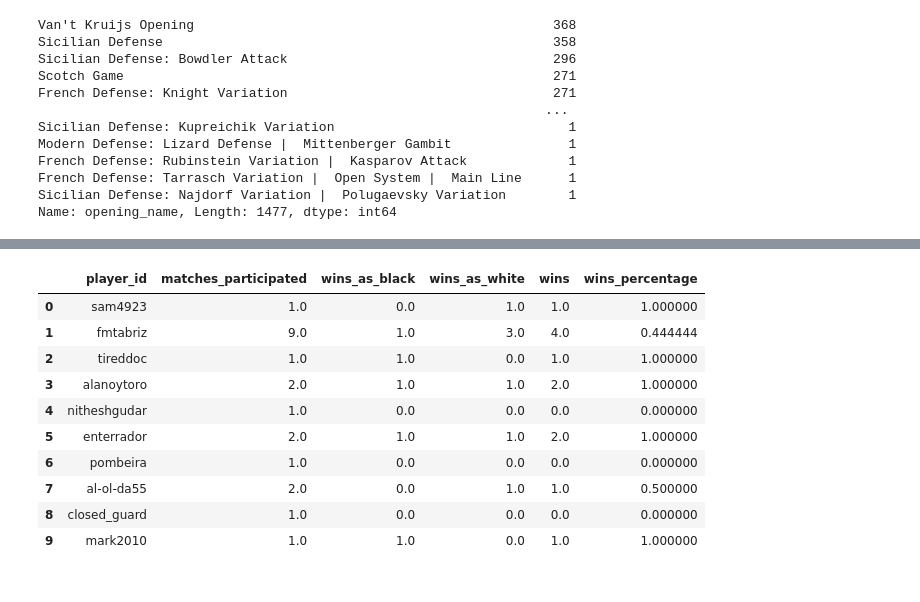
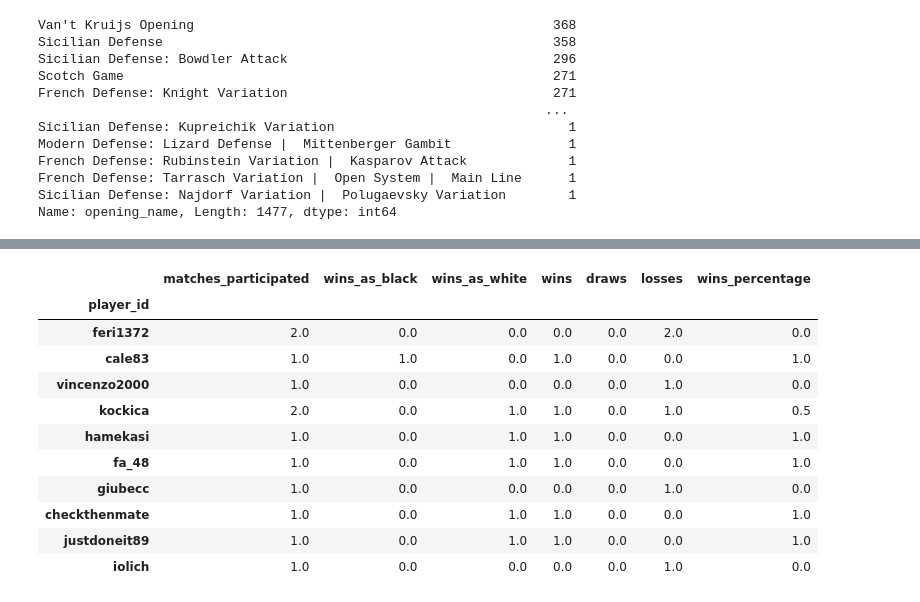
Before and after one commit to ParunNg/Chess-Winning-Rate-Prediction, a Jupyter notebook: chess_games.ipynb, the cells around one changed output, grey strips where cells are left out. Saved outputs shown, nothing was run; the diff lists cells and outputs as text; code cells hidden in the pictures.

```diff
--- a/chess_games.ipynb
+++ b/chess_games.ipynb
@@ -127,29 +144,37 @@ df_player = pd.DataFrame({"player_id": list(set(df['white_id'].unique()) | set(d
 # %%
+df_player = pd.DataFrame({"player_id": list(set(df['white_id'].unique()) | set(df['black_id'].unique()))})
+
 # Get only matches in which black wins
 black_win = df[df['winner'] == 'black']
 white_win = df[df['winner'] == 'white']
+draw = df[df['winner'] == 'draw']
 
 # Get number of matches that a player participated
 df_player['matches_participated'] = df_player['player_id'].map(
     df['white_id'].value_counts().add(df['black_id'].value_counts(), fill_value=0))
 
 # Get number of wins per each player when playing as black, white, overall
 df_player['wins_as_black'] = df_player['player_id'].map(black_win['black_id'].value_counts()).fillna(0)
 df_player['wins_as_white'] = df_player['player_id'].map(white_win['white_id'].value_counts()).fillna(0)
 df_player['wins'] = df_player['wins_as_black'] + df_player['wins_as_white']
+df_player['draws'] = df_player['player_id'].map(
+    (draw['white_id'].value_counts() + draw['black_id'].value_counts())).fillna(0)
+df_player['losses'] = df_player['matches_participated'] - df_player['wins'] - df_player['draws']
 
 # Wins to matches participated ratio
 df_player['wins_percentage'] = df_player['wins'] / df_player['matches_participated']
+df_player.set_index('player_id', inplace=True)
 df_player.head(10)
 # %% [output]
-|  | player_id | matches_participated | wins_as_black | wins_as_white | wins | wins_percentage |
-| 0 | sam4923 | 1.0 | 0.0 | 1.0 | 1.0 | 1.000000 |
-| 1 | fmtabriz | 9.0 | 1.0 | 3.0 | 4.0 | 0.444444 |
-| 2 | tireddoc | 1.0 | 1.0 | 0.0 | 1.0 | 1.000000 |
-| 3 | alanoytoro | 2.0 | 1.0 | 1.0 | 2.0 | 1.000000 |
-| 4 | nitheshgudar | 1.0 | 0.0 | 0.0 | 0.0 | 0.000000 |
-| 5 | enterrador | 2.0 | 1.0 | 1.0 | 2.0 | 1.000000 |
-| 6 | pombeira | 1.0 | 0.0 | 0.0 | 0.0 | 0.000000 |
-| 7 | al-ol-da55 | 2.0 | 0.0 | 1.0 | 1.0 | 0.500000 |
-| 8 | closed_guard | 1.0 | 0.0 | 0.0 | 0.0 | 0.000000 |
-| 9 | mark2010 | 1.0 | 1.0 | 0.0 | 1.0 | 1.000000 |
+|  | matches_participated | wins_as_black | wins_as_white | wins | draws | losses | wins_percentage |
+| player_id |  |  |  |  |  |  |  |
+| feri1372 | 2.0 | 0.0 | 0.0 | 0.0 | 0.0 | 2.0 | 0.0 |
+| cale83 | 1.0 | 1.0 | 0.0 | 1.0 | 0.0 | 0.0 | 1.0 |
+| vincenzo2000 | 1.0 | 0.0 | 0.0 | 0.0 | 0.0 | 1.0 | 0.0 |
+| kockica | 2.0 | 0.0 | 1.0 | 1.0 | 0.0 | 1.0 | 0.5 |
+| hamekasi | 1.0 | 0.0 | 1.0 | 1.0 | 0.0 | 0.0 | 1.0 |
+| fa_48 | 1.0 | 0.0 | 1.0 | 1.0 | 0.0 | 0.0 | 1.0 |
+| giubecc | 1.0 | 0.0 | 0.0 | 0.0 | 0.0 | 1.0 | 0.0 |
+| checkthenmate | 1.0 | 0.0 | 1.0 | 1.0 | 0.0 | 0.0 | 1.0 |
+| justdoneit89 | 1.0 | 0.0 | 1.0 | 1.0 | 0.0 | 0.0 | 1.0 |
+| iolich | 1.0 | 0.0 | 0.0 | 0.0 | 0.0 | 1.0 | 0.0 |
```
Also changed, not shown: parts of 15 cells of this notebook.
